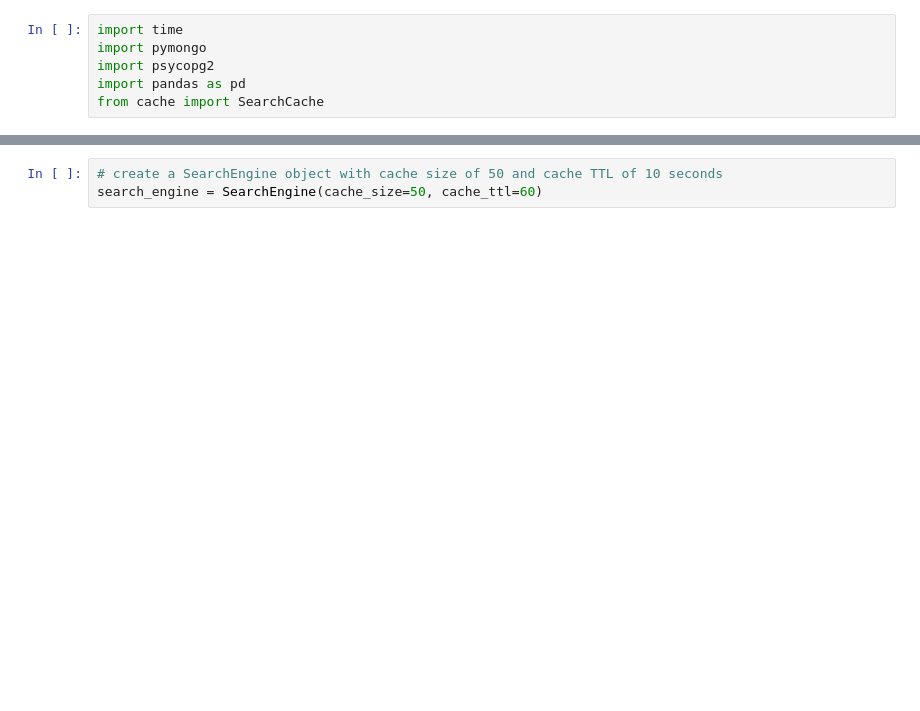
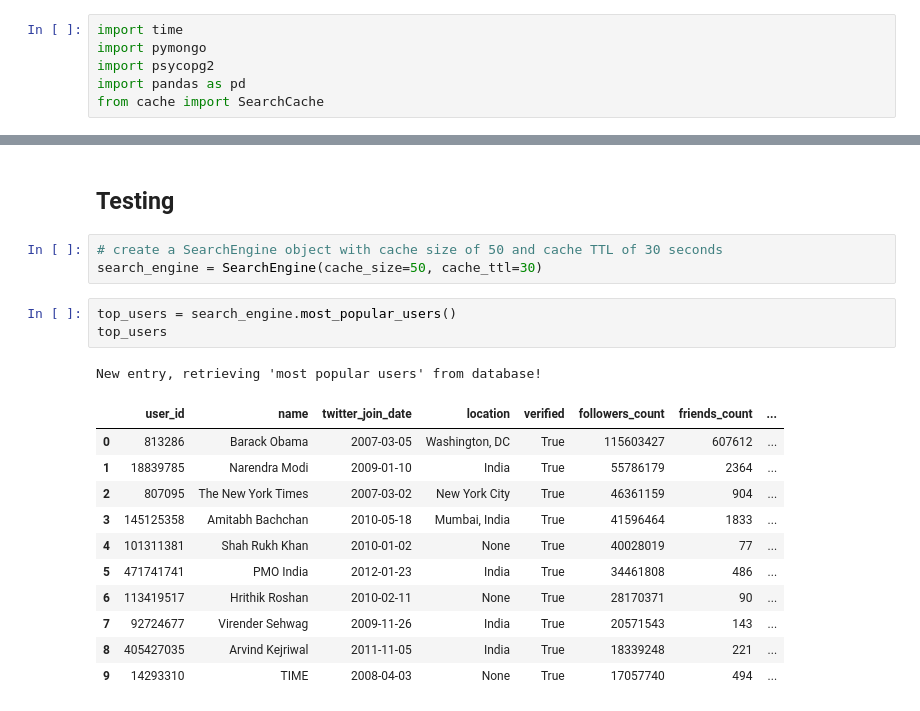
Before and after one commit to RU-Insane/Twitter-Search-Application, a Jupyter notebook: Searching.ipynb, the cells around one changed output, grey strips where cells are left out. Saved outputs shown, nothing was run; the diff lists cells and outputs as text; blank space fills up the shorter version.

Commit message:
Modified cache and added search by hashtag and most popular users methods

```diff
--- a/Searching.ipynb
+++ b/Searching.ipynb
@@ -381,7 +476,25 @@ class SearchEngine:
         return tweets
+# %% [markdown]
+## Testing
 # %%
-# create a SearchEngine object with cache size of 50 and cache TTL of 10 seconds
-search_engine = SearchEngine(cache_size=50, cache_ttl=60)
+# create a SearchEngine object with cache size of 50 and cache TTL of 30 seconds
+search_engine = SearchEngine(cache_size=50, cache_ttl=30)
+# %%
+top_users = search_engine.most_popular_users()
+top_users
+# %% [output]
+New entry, retrieving 'most popular users' from database!
+|  | user_id | name | twitter_join_date | location | verified | followers_count | friends_count | ... |
+| 0 | 813286 | Barack Obama | 2007-03-05 | Washington, DC | True | 115603427 | 607612 | ... |
+| 1 | 18839785 | Narendra Modi | 2009-01-10 | India | True | 55786179 | 2364 | ... |
+| 2 | 807095 | The New York Times | 2007-03-02 | New York City | True | 46361159 | 904 | ... |
+| 3 | 145125358 | Amitabh Bachchan | 2010-05-18 | Mumbai, India | True | 41596464 | 1833 | ... |
+| 4 | 101311381 | Shah Rukh Khan | 2010-01-02 | None | True | 40028019 | 77 | ... |
+| 5 | 471741741 | PMO India | 2012-01-23 | India | True | 34461808 | 486 | ... |
+| 6 | 113419517 | Hrithik Roshan | 2010-02-11 | None | True | 28170371 | 90 | ... |
+| 7 | 92724677 | Virender Sehwag | 2009-11-26 | India | True | 20571543 | 143 | ... |
+| 8 | 405427035 | Arvind Kejriwal | 2011-11-05 | India | True | 18339248 | 221 | ... |
+| 9 | 14293310 | TIME | 2008-04-03 | None | True | 17057740 | 494 | ... |
 # %%
 top_tweets = search_engine.most_engaging_tweets()
 top_tweets
```
Also changed, not shown: parts of 7 cells of this notebook, 1 other file.
